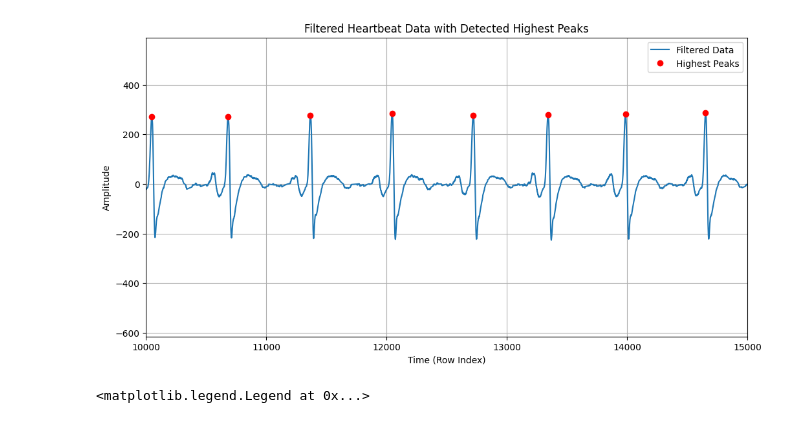
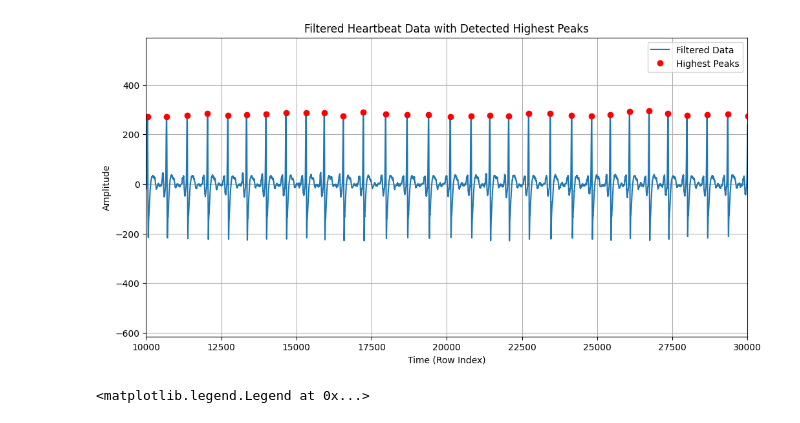
Before and after one commit to JuleanCode/ai-model-for-finding-HRV-fluctuations, a Jupyter notebook: HRV_Graphs.ipynb, the cells around one changed output. Drawn from its saved outputs; the diff is of its cells as text; code cells hidden in the pictures.

```diff
--- a/HRV_Graphs.ipynb
+++ b/HRV_Graphs.ipynb
@@ -6,7 +6,7 @@ from scipy import signal
 import math
 
 
-file_path = "data\Research_B\Data\C(N21)V.txt"
+file_path = "data\Research_B\Data\F(N24)V.txt"
 
 highest_peak_values = []
 highest_peak_indices = []
@@ -33,35 +33,35 @@ heartbeat_data = data[:, 2]
 if False:
     heartbeat_data = -heartbeat_data
 
 heightthreshold = 175  # Adjust this threshold as needed
 widthtreshold = 200
 
 
 #Butterworth filter
 sos = signal.butter(2, 3, 'highpass',fs = 1000, output = 'sos')
 filtered = signal.sosfilt(sos, heartbeat_data)
 
 # Create an array for the x-axis (time)
 time = np.arange(len(heartbeat_data))
 
 peaks, _ = signal.find_peaks(filtered, height=heightthreshold, distance= widthtreshold)
 
 # Plot the original data
 HRPlot = plt.figure(figsize=(12, 6))
 plt.plot(time, filtered, label='Filtered Data')
 
 # Plot the detected highest peaks on the original data
 plt.plot(peaks, filtered[peaks], 'ro', label='Highest Peaks')
 plt.xlabel('Time (Row Index)')
 plt.ylabel('Amplitude')
 plt.legend()
 plt.title('Filtered Heartbeat Data with Detected Highest Peaks')
 plt.grid(True)
-plt.xlim(10000,15000)
+plt.xlim(10000,30000)
 # Show the plot
 HRPlot.show()
 # %% [output]
-[figure, old version]
+[figure, new version]
 # %%
 #--------------------- Nieuwe berekening -------------------------
 from matplotlib.lines import Line2D
```
